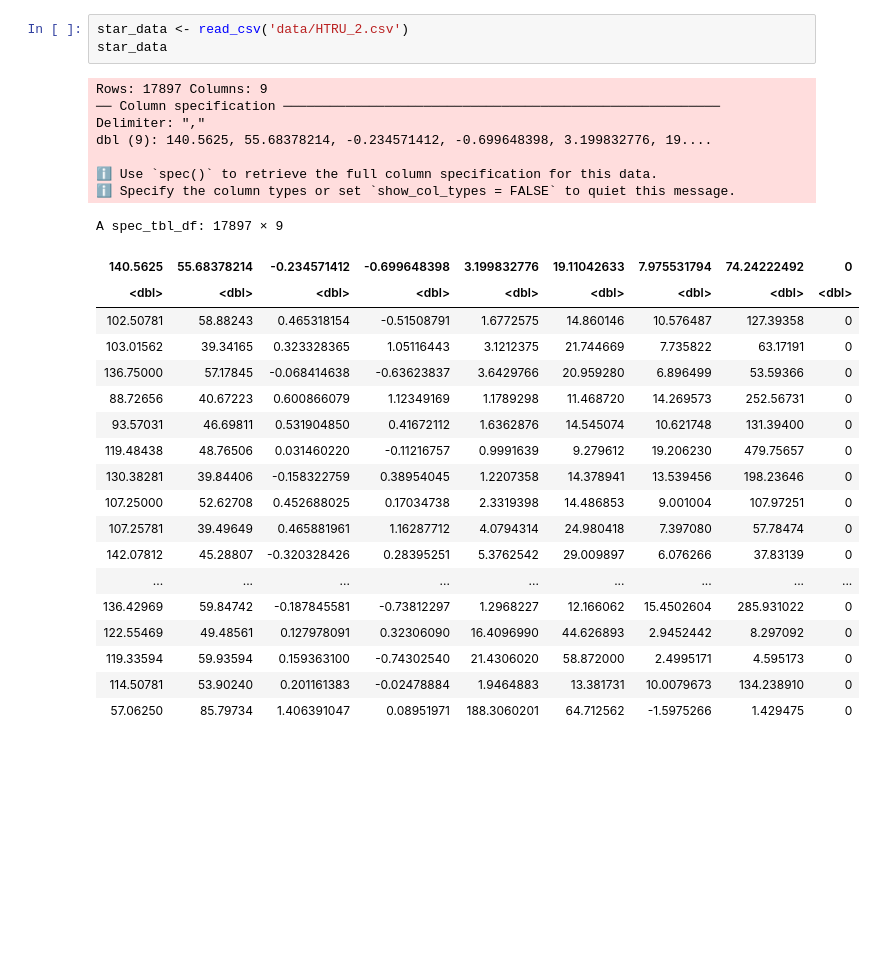
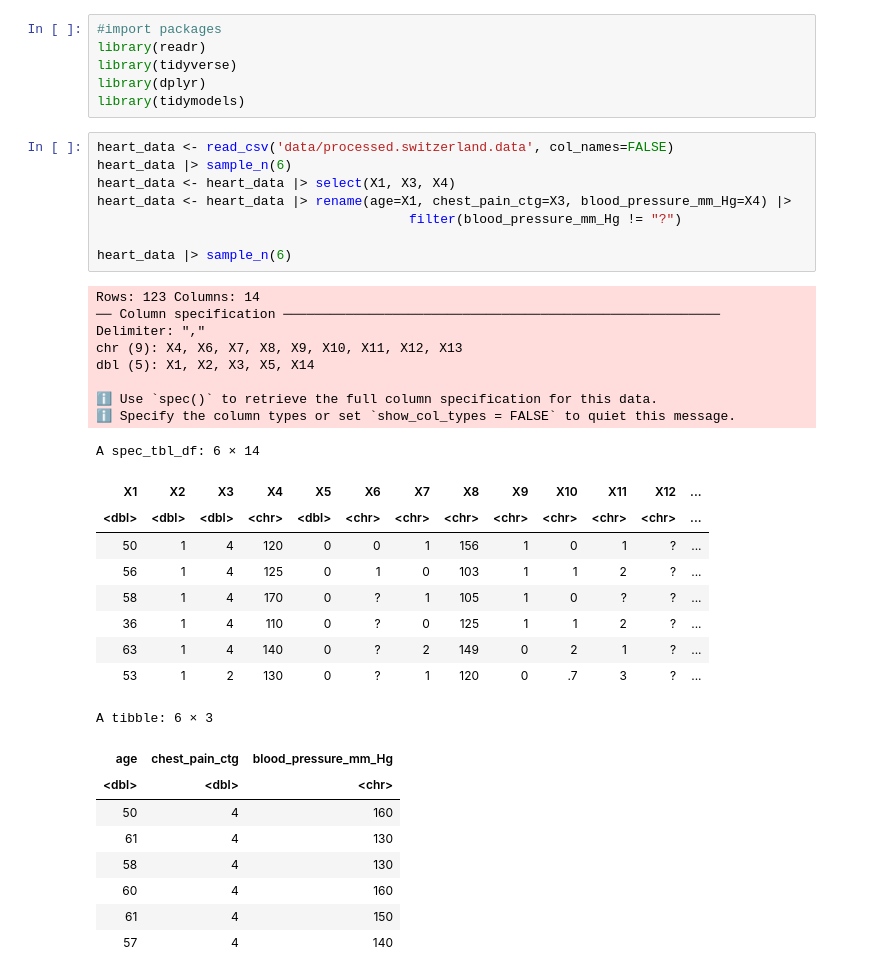
Before and after one commit to ftabuchi/group_21_DSCI100_project, a Jupyter notebook: Proposal.ipynb, the cells around one changed output. Drawn from its saved outputs; the diff is of its cells as text; blank space fills up the shorter version.

```diff
--- a/Proposal.ipynb
+++ b/Proposal.ipynb
@@ -14,30 +10,41 @@ library(tidyverse)
+# %%
+#import packages
+library(readr)
+library(tidyverse)
+library(dplyr)
+library(tidymodels)
 # %%
-star_data <- read_csv('data/HTRU_2.csv')
-star_data
+heart_data <- read_csv('data/processed.switzerland.data', col_names=FALSE)
+heart_data |> sample_n(6)
+heart_data <- heart_data |> select(X1, X3, X4)
+heart_data <- heart_data |> rename(age=X1, chest_pain_ctg=X3, blood_pressure_mm_Hg=X4) |>
+                                        filter(blood_pressure_mm_Hg != "?")
+
+heart_data |> sample_n(6)
 # %% [output]
-Rows: 17897 Columns: 9
+Rows: 123 Columns: 14
 ── Column specification ────────────────────────────────────────────────────────
 Delimiter: ","
-dbl (9): 140.5625, 55.68378214, -0.234571412, -0.699648398, 3.199832776, 19....
+chr (9): X4, X6, X7, X8, X9, X10, X11, X12, X13
+dbl (5): X1, X2, X3, X5, X14
 
 ℹ Use `spec()` to retrieve the full column specification for this data.
 ℹ Specify the column types or set `show_col_types = FALSE` to quiet this message.
-A spec_tbl_df: 17897 × 9
+A spec_tbl_df: 6 × 14
-| 140.5625 | 55.68378214 | -0.234571412 | -0.699648398 | 3.199832776 | 19.11042633 | 7.975531794 | 74.24222492 | 0 |
-| <dbl> | <dbl> | <dbl> | <dbl> | <dbl> | <dbl> | <dbl> | <dbl> | <dbl> |
-| 102.50781 | 58.88243 | 0.465318154 | -0.51508791 | 1.6772575 | 14.860146 | 10.576487 | 127.39358 | 0 |
-| 103.01562 | 39.34165 | 0.323328365 | 1.05116443 | 3.1212375 | 21.744669 | 7.735822 | 63.17191 | 0 |
-| 136.75000 | 57.17845 | -0.068414638 | -0.63623837 | 3.6429766 | 20.959280 | 6.896499 | 53.59366 | 0 |
-| 88.72656 | 40.67223 | 0.600866079 | 1.12349169 | 1.1789298 | 11.468720 | 14.269573 | 252.56731 | 0 |
-| 93.57031 | 46.69811 | 0.531904850 | 0.41672112 | 1.6362876 | 14.545074 | 10.621748 | 131.39400 | 0 |
-| 119.48438 | 48.76506 | 0.031460220 | -0.11216757 | 0.9991639 | 9.279612 | 19.206230 | 479.75657 | 0 |
-| 130.38281 | 39.84406 | -0.158322759 | 0.38954045 | 1.2207358 | 14.378941 | 13.539456 | 198.23646 | 0 |
-| 107.25000 | 52.62708 | 0.452688025 | 0.17034738 | 2.3319398 | 14.486853 | 9.001004 | 107.97251 | 0 |
-| 107.25781 | 39.49649 | 0.465881961 | 1.16287712 | 4.0794314 | 24.980418 | 7.397080 | 57.78474 | 0 |
-| 142.07812 | 45.28807 | -0.320328426 | 0.28395251 | 5.3762542 | 29.009897 | 6.076266 | 37.83139 | 0 |
-| ... | ... | ... | ... | ... | ... | ... | ... | ... |
-| 136.42969 | 59.84742 | -0.187845581 | -0.73812297 | 1.2968227 | 12.166062 | 15.4502604 | 285.931022 | 0 |
-| 122.55469 | 49.48561 | 0.127978091 | 0.32306090 | 16.4096990 | 44.626893 | 2.9452442 | 8.297092 | 0 |
-| 119.33594 | 59.93594 | 0.159363100 | -0.74302540 | 21.4306020 | 58.872000 | 2.4995171 | 4.595173 | 0 |
-| 114.50781 | 53.90240 | 0.201161383 | -0.02478884 | 1.9464883 | 13.381731 | 10.0079673 | 134.238910 | 0 |
-| 57.06250 | 85.79734 | 1.406391047 | 0.08951971 | 188.3060201 | 64.712562 | -1.5975266 | 1.429475 | 0 |
+| X1 | X2 | X3 | X4 | X5 | X6 | X7 | X8 | X9 | X10 | X11 | X12 | ... |
+| <dbl> | <dbl> | <dbl> | <chr> | <dbl> | <chr> | <chr> | <chr> | <chr> | <chr> | <chr> | <chr> | ... |
+| 50 | 1 | 4 | 120 | 0 | 0 | 1 | 156 | 1 | 0 | 1 | ? | ... |
+| 56 | 1 | 4 | 125 | 0 | 1 | 0 | 103 | 1 | 1 | 2 | ? | ... |
+| 58 | 1 | 4 | 170 | 0 | ? | 1 | 105 | 1 | 0 | ? | ? | ... |
+| 36 | 1 | 4 | 110 | 0 | ? | 0 | 125 | 1 | 1 | 2 | ? | ... |
+| 63 | 1 | 4 | 140 | 0 | ? | 2 | 149 | 0 | 2 | 1 | ? | ... |
+| 53 | 1 | 2 | 130 | 0 | ? | 1 | 120 | 0 | .7 | 3 | ? | ... |
+A tibble: 6 × 3
+| age | chest_pain_ctg | blood_pressure_mm_Hg |
+| <dbl> | <dbl> | <chr> |
+| 50 | 4 | 160 |
+| 61 | 4 | 130 |
+| 58 | 4 | 130 |
+| 60 | 4 | 160 |
+| 61 | 4 | 150 |
+| 57 | 4 | 140 |
```
Also changed, not shown: parts of 10 cells of this notebook, 3 other files.
